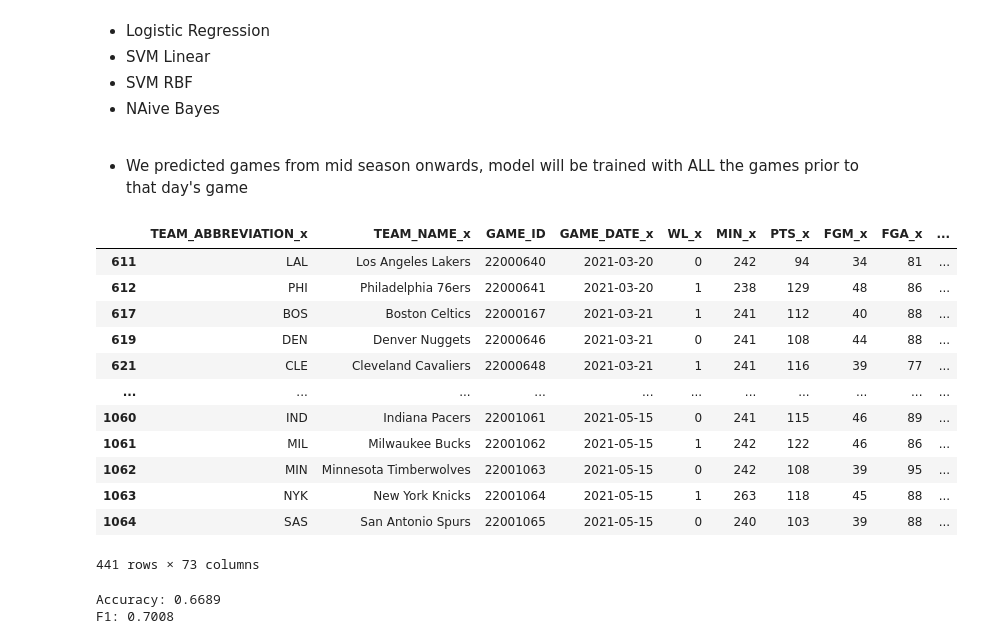
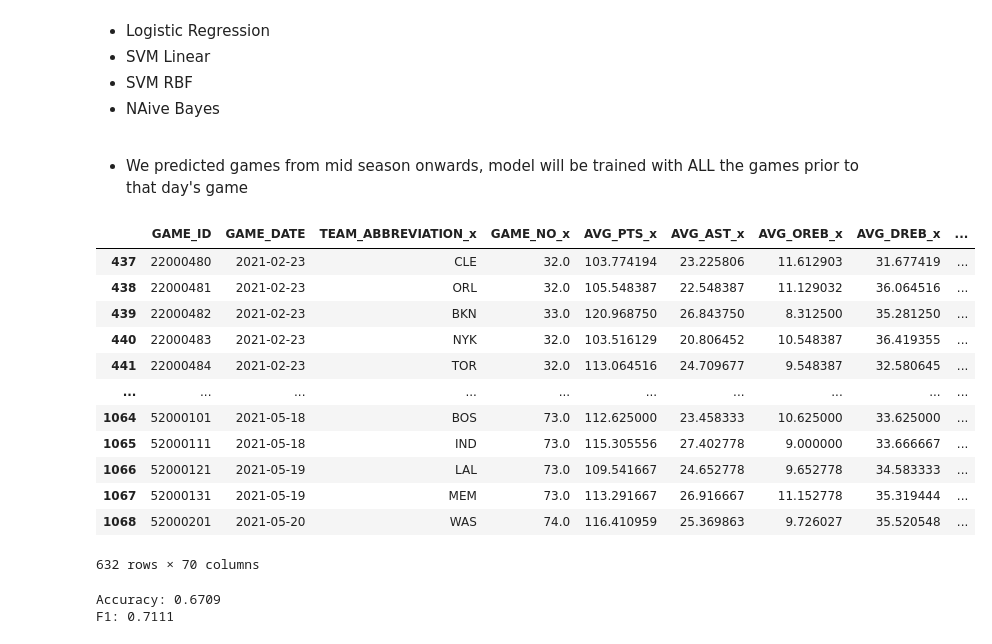
Before and after one commit to sszh1904/NBA_Match_Prediction, a Jupyter notebook: notebook/model.ipynb, the cells around one changed output. Saved outputs shown, nothing was run; the diff lists cells and outputs as text; code cells hidden in the pictures.

```diff
--- a/notebook/model.ipynb
+++ b/notebook/model.ipynb
@@ -802,28 +802,28 @@ Actual winning % of higher record team in season 2020 is 0.5974
 - We predicted games from mid season onwards, model will be trained with ALL the games prior to that day's game
 # %%
 df = pd.read_csv("../data/season_history.csv")
-df = df[df["Prediction"].isnull() == False]
+df = df[df["PREDICTION"].isnull() == False]
 df
 # %% [output]
-|  | TEAM_ABBREVIATION_x | TEAM_NAME_x | GAME_ID | GAME_DATE_x | WL_x | MIN_x | PTS_x | FGM_x | FGA_x | ... |
-| 611 | LAL | Los Angeles Lakers | 22000640 | 2021-03-20 | 0 | 242 | 94 | 34 | 81 | ... |
-| 612 | PHI | Philadelphia 76ers | 22000641 | 2021-03-20 | 1 | 238 | 129 | 48 | 86 | ... |
-| 617 | BOS | Boston Celtics | 22000167 | 2021-03-21 | 1 | 241 | 112 | 40 | 88 | ... |
-| 619 | DEN | Denver Nuggets | 22000646 | 2021-03-21 | 0 | 241 | 108 | 44 | 88 | ... |
-| 621 | CLE | Cleveland Cavaliers | 22000648 | 2021-03-21 | 1 | 241 | 116 | 39 | 77 | ... |
-| ... | ... | ... | ... | ... | ... | ... | ... | ... | ... | ... |
-| 1060 | IND | Indiana Pacers | 22001061 | 2021-05-15 | 0 | 241 | 115 | 46 | 89 | ... |
-| 1061 | MIL | Milwaukee Bucks | 22001062 | 2021-05-15 | 1 | 242 | 122 | 46 | 86 | ... |
-| 1062 | MIN | Minnesota Timberwolves | 22001063 | 2021-05-15 | 0 | 242 | 108 | 39 | 95 | ... |
-| 1063 | NYK | New York Knicks | 22001064 | 2021-05-15 | 1 | 263 | 118 | 45 | 88 | ... |
-| 1064 | SAS | San Antonio Spurs | 22001065 | 2021-05-15 | 0 | 240 | 103 | 39 | 88 | ... |
+|  | GAME_ID | GAME_DATE | TEAM_ABBREVIATION_x | GAME_NO_x | AVG_PTS_x | AVG_AST_x | AVG_OREB_x | AVG_DREB_x | ... |
+| 437 | 22000480 | 2021-02-23 | CLE | 32.0 | 103.774194 | 23.225806 | 11.612903 | 31.677419 | ... |
+| 438 | 22000481 | 2021-02-23 | ORL | 32.0 | 105.548387 | 22.548387 | 11.129032 | 36.064516 | ... |
+| 439 | 22000482 | 2021-02-23 | BKN | 33.0 | 120.968750 | 26.843750 | 8.312500 | 35.281250 | ... |
+| 440 | 22000483 | 2021-02-23 | NYK | 32.0 | 103.516129 | 20.806452 | 10.548387 | 36.419355 | ... |
+| 441 | 22000484 | 2021-02-23 | TOR | 32.0 | 113.064516 | 24.709677 | 9.548387 | 32.580645 | ... |
+| ... | ... | ... | ... | ... | ... | ... | ... | ... | ... |
+| 1064 | 52000101 | 2021-05-18 | BOS | 73.0 | 112.625000 | 23.458333 | 10.625000 | 33.625000 | ... |
+| 1065 | 52000111 | 2021-05-18 | IND | 73.0 | 115.305556 | 27.402778 | 9.000000 | 33.666667 | ... |
+| 1066 | 52000121 | 2021-05-19 | LAL | 73.0 | 109.541667 | 24.652778 | 9.652778 | 34.583333 | ... |
+| 1067 | 52000131 | 2021-05-19 | MEM | 73.0 | 113.291667 | 26.916667 | 11.152778 | 35.319444 | ... |
+| 1068 | 52000201 | 2021-05-20 | WAS | 74.0 | 116.410959 | 25.369863 | 9.726027 | 35.520548 | ... |
-441 rows × 73 columns
+632 rows × 70 columns
 # %%
-acc = accuracy_score(df["WL_x"], df["Prediction"])
-f1 = f1_score(df["WL_x"], df["Prediction"])
+acc = accuracy_score(df["WL_x"], df["PREDICTION"])
+f1 = f1_score(df["WL_x"], df["PREDICTION"])
 
 print("Accuracy:",round(acc,4))
 print("F1:",round(f1,4))
 # %% [output]
-Accuracy: 0.6689
-F1: 0.7008
+Accuracy: 0.6709
+F1: 0.7111
```
